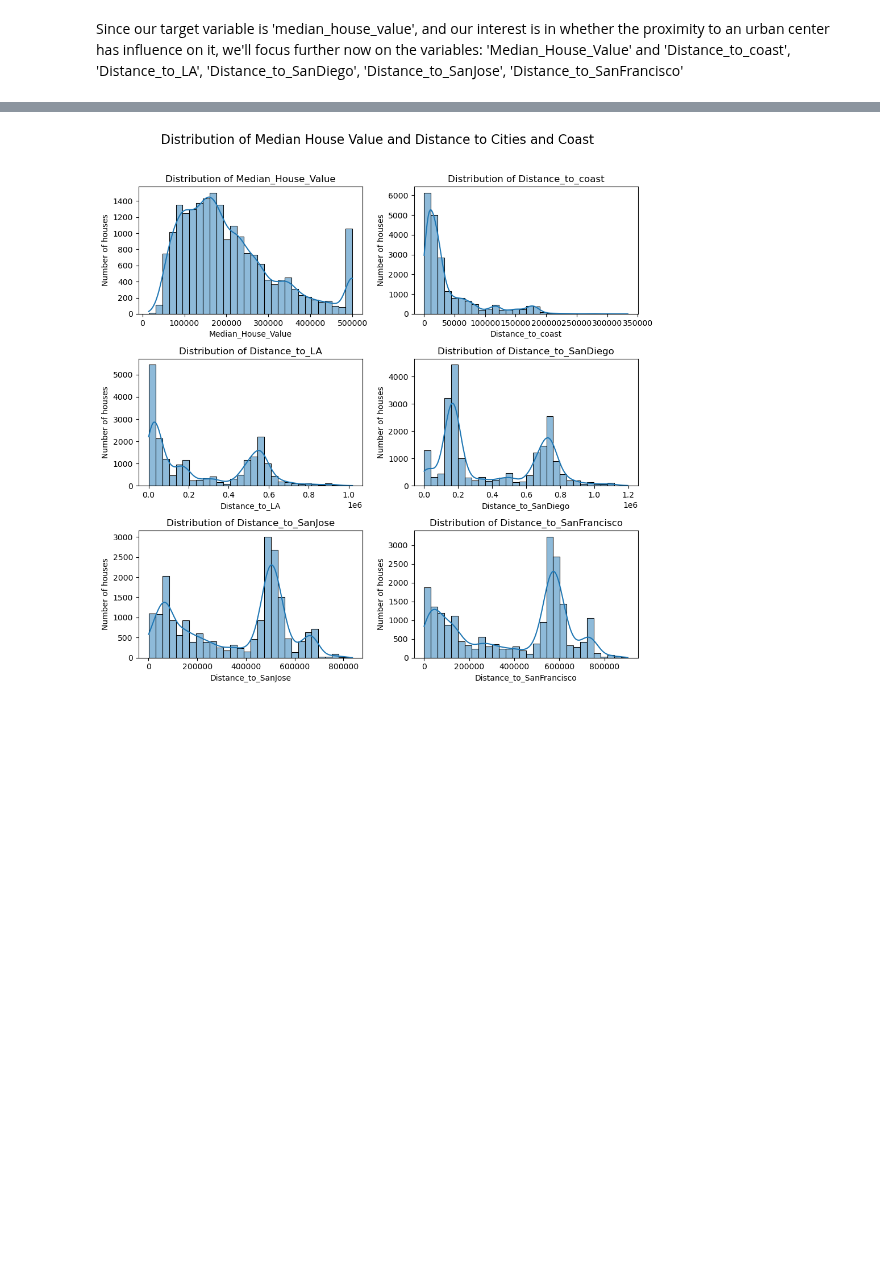
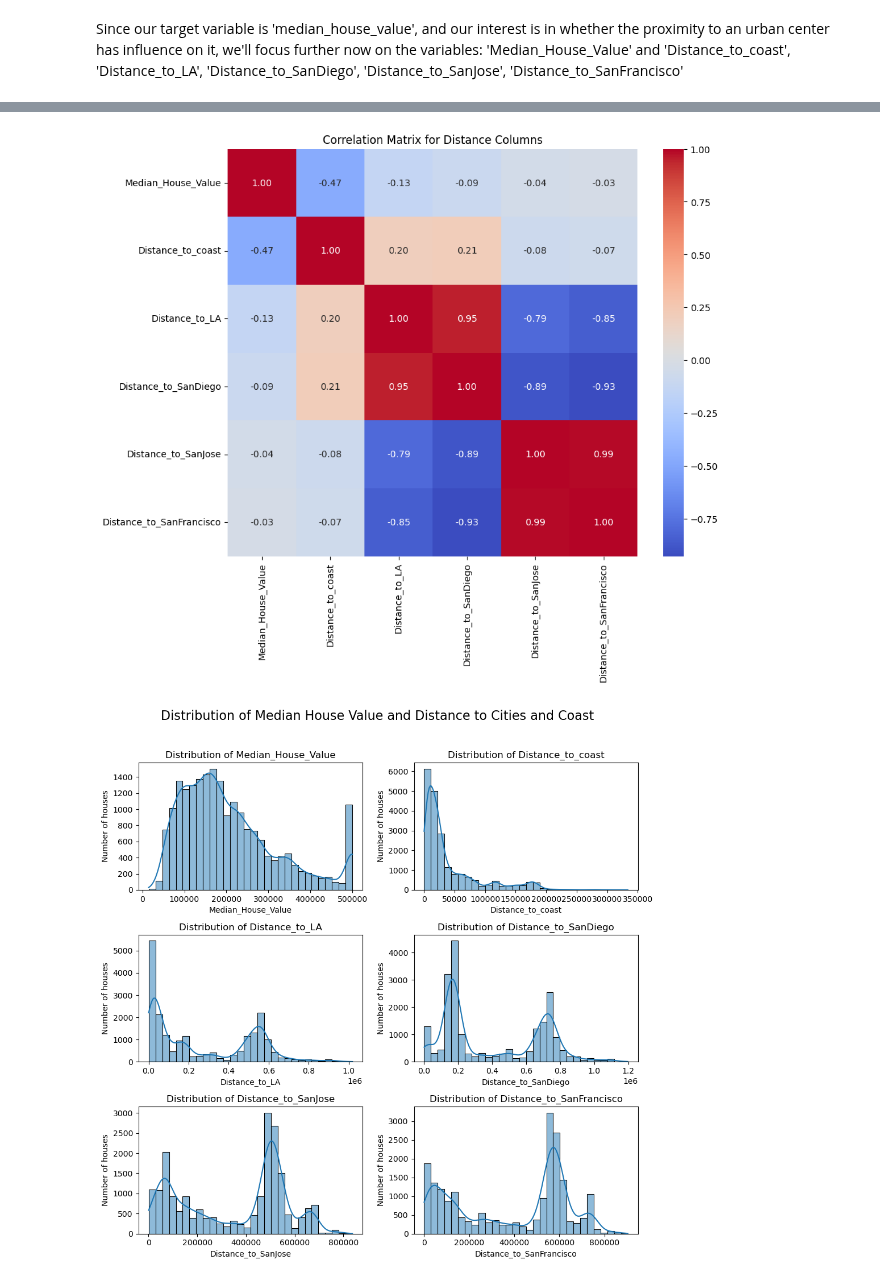
Before and after one commit to DSBE-Semester-A/DataMining, a Jupyter notebook: Assignment1.ipynb, the cells around one changed output, grey strips where cells are left out. Saved outputs shown, nothing was run; the diff lists cells and outputs as text; code cells hidden in the pictures; blank space fills up the shorter version.

```diff
--- a/Assignment1.ipynb
+++ b/Assignment1.ipynb
@@ -128,5 +128,11 @@ Since our target variable is 'median_house_value', and our interest is in whethe
 # Let's see the correlation matrix for only the distance columns again
 distance_columns = df[['Median_House_Value', 'Distance_to_coast', 'Distance_to_LA', 'Distance_to_SanDiego', 'Distance_to_SanJose', 'Distance_to_SanFrancisco']]
 corr_distances = distance_columns.corr()
-corr_distances.style.background_gradient(cmap='coolwarm')
+
+# Plot the heatmap and save it as an image
+plt.figure(figsize=(10, 8))
+sns.heatmap(corr_distances, annot=True, cmap='coolwarm', fmt='.2f')
+plt.title('Correlation Matrix for Distance Columns')
+plt.savefig('corr_distances.png')
+plt.show()
 # %% [output]
@@ -140,3 +139,4 @@ corr_distances.style.background_gradient(cmap='coolwarm')
+[figure, added]
 # %%
 # Plot histograms for all distance columns in a matrix of subplots
 fig, axes = plt.subplots(3, 2, figsize=(10, 10))
```
Also changed, not shown: parts of 1 cell of this notebook, 3 other files.
